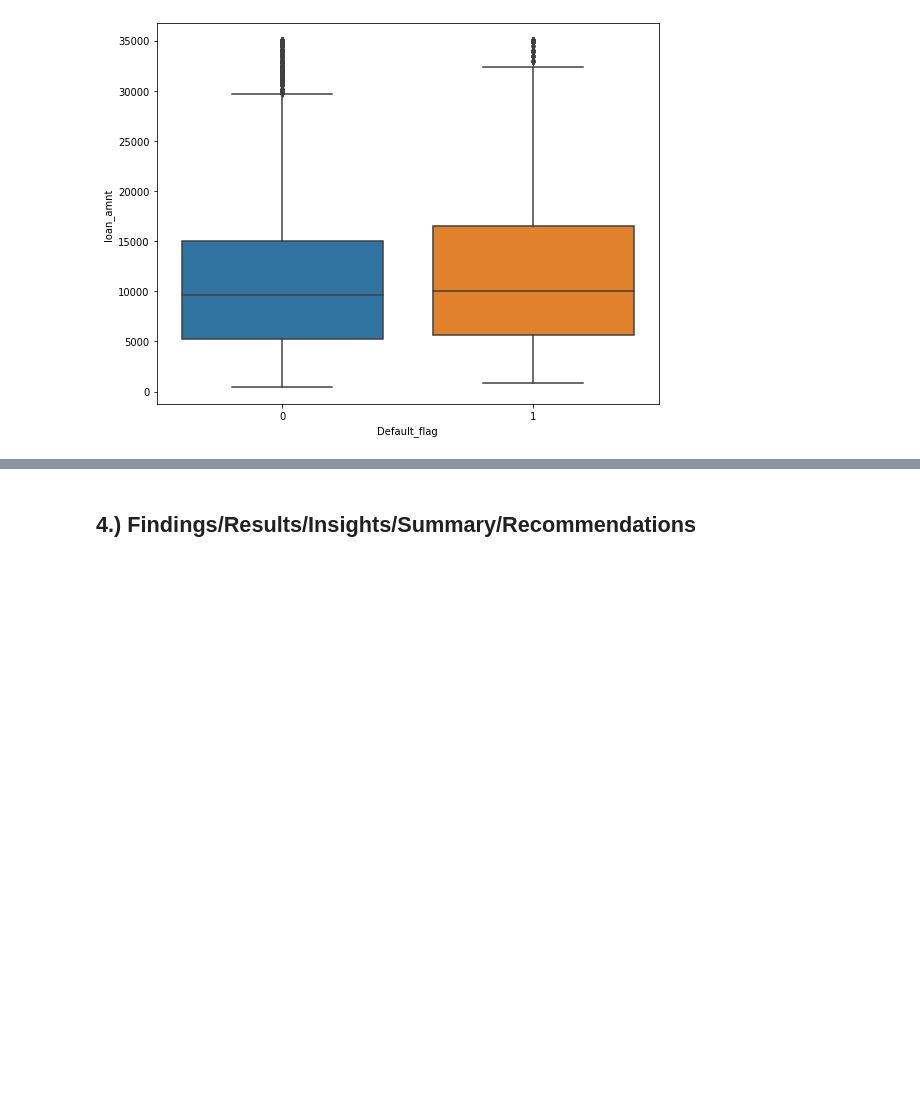
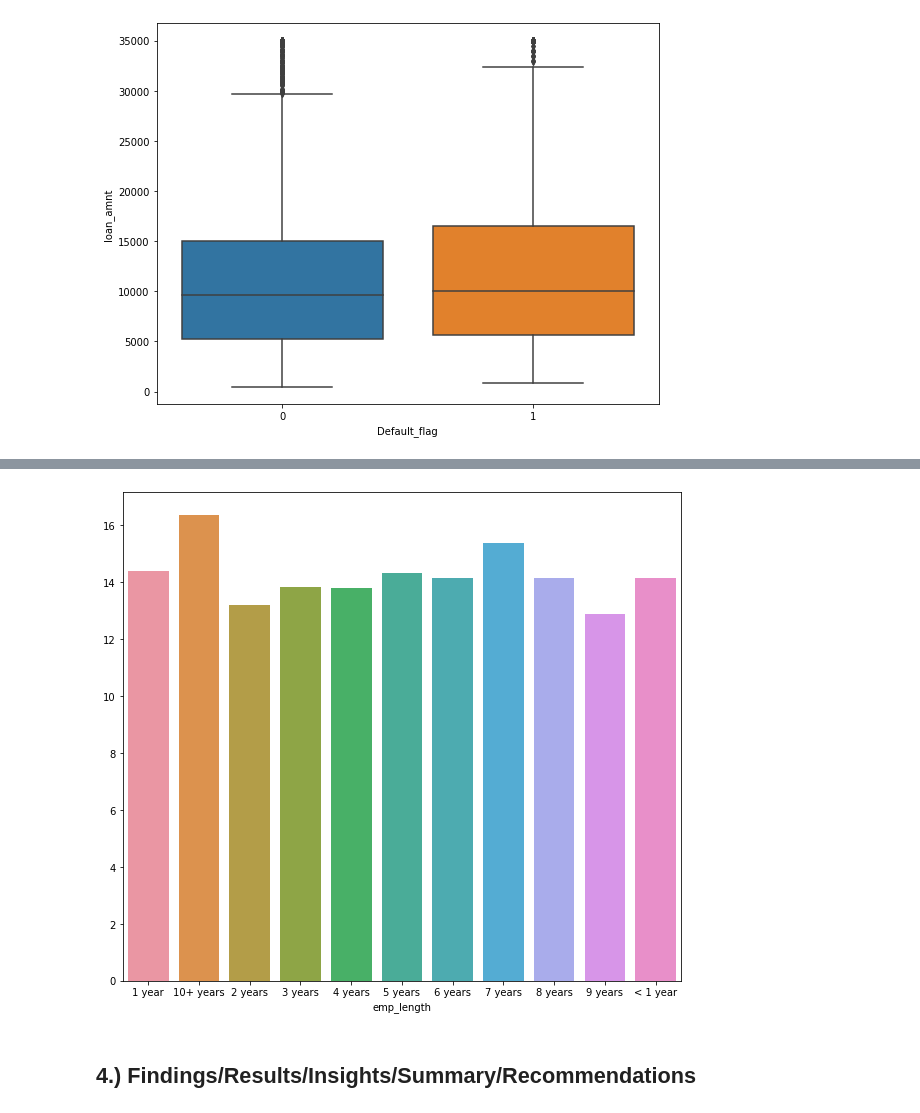
Before and after one commit to udaykadavi/LendingClubCaseStudy, a Jupyter notebook: EDA_UA.ipynb, the cells around one changed output, grey strips where cells are left out. Cells and saved outputs as stored; diff of their text form; code cells hidden in the pictures; blank space fills up the shorter version.

```diff
--- a/EDA_UA.ipynb
+++ b/EDA_UA.ipynb
@@ -307,4 +307,4 @@ plt.show()
 [figure]
 # %%
 #deafult rate
-loan_df.groupby('emp_length').Default_flag.mean().round(4)*100
+data = loan_df.groupby('emp_length').Default_flag.mean().round(4)*100
@@ -325,2 +327,8 @@ Name: Default_flag, dtype: float64
+# %%
+plt.figure(figsize=[10,9])
+sns.barplot(x=data.index , y =data.values)
+plt.show()
+# %% [output]
+[figure, added]
 # %% [markdown]
 ## 4.) Findings/Results/Insights/Summary/Recommendations
```
Also changed, not shown: parts of 3 cells of this notebook.
